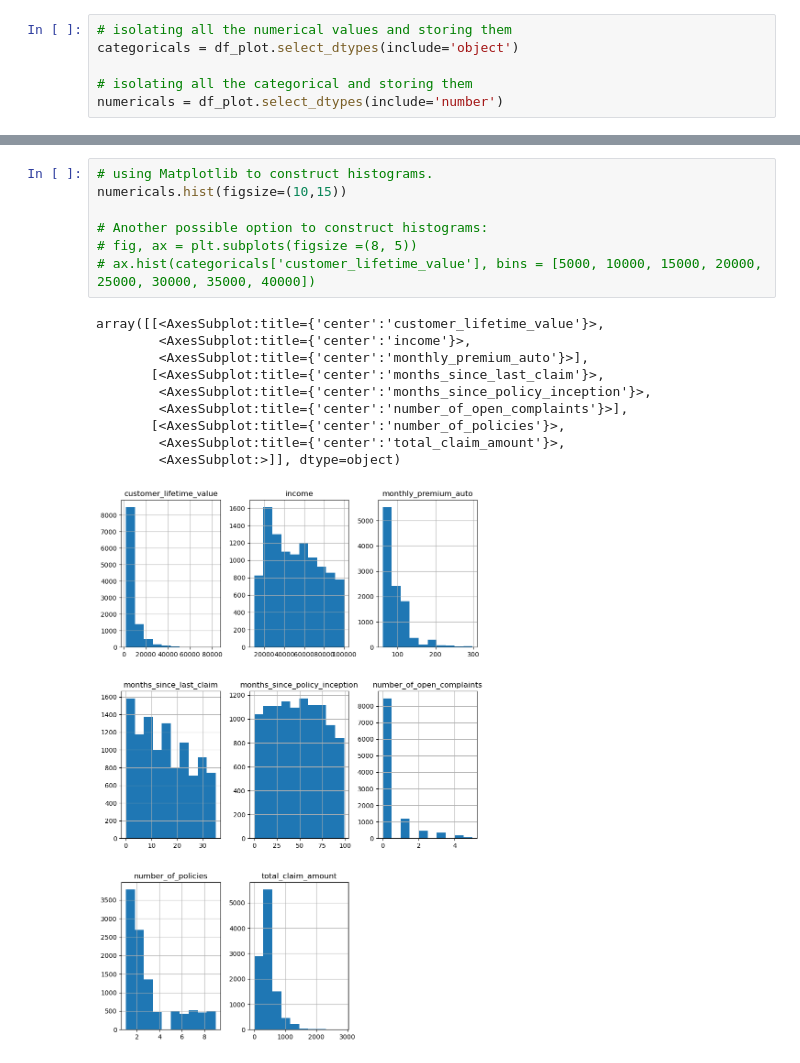
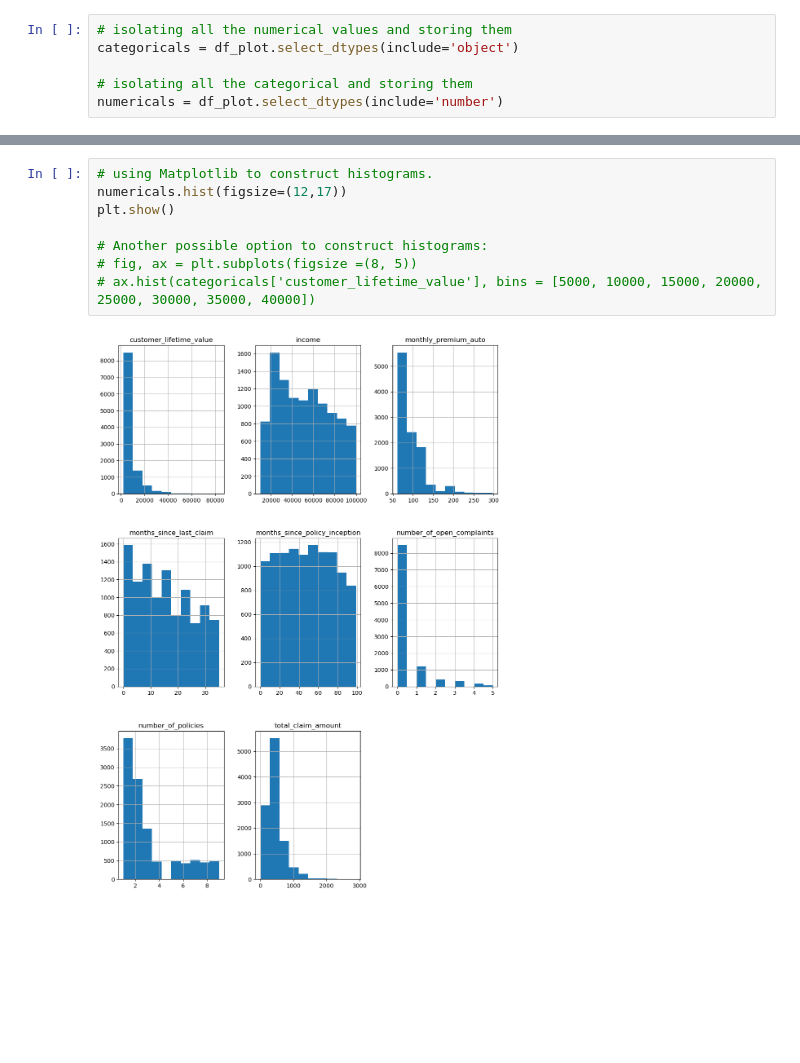
Before and after one commit to LaurensDu/IH_Labs_submissions_Laurens, a Jupyter notebook: week_2/lab_customer_analysis_case_study.ipynb, the cells around one changed output, grey strips where cells are left out. Cells and saved outputs as stored; diff of their text form; blank space fills up the shorter version.

```diff
--- a/week_2/lab_customer_analysis_case_study.ipynb
+++ b/week_2/lab_customer_analysis_case_study.ipynb
@@ -331,18 +311,10 @@ for i in categoricals.columns:
 # %%
 # using Matplotlib to construct histograms.
-numericals.hist(figsize=(10,15))
+numericals.hist(figsize=(12,17))
+plt.show()
 
 # Another possible option to construct histograms:
 # fig, ax = plt.subplots(figsize =(8, 5))
 # ax.hist(categoricals['customer_lifetime_value'], bins = [5000, 10000, 15000, 20000, 25000, 30000, 35000, 40000])
 # %% [output]
-array([[<AxesSubplot:title={'center':'customer_lifetime_value'}>,
-        <AxesSubplot:title={'center':'income'}>,
-        <AxesSubplot:title={'center':'monthly_premium_auto'}>],
-       [<AxesSubplot:title={'center':'months_since_last_claim'}>,
-        <AxesSubplot:title={'center':'months_since_policy_inception'}>,
-        <AxesSubplot:title={'center':'number_of_open_complaints'}>],
-       [<AxesSubplot:title={'center':'number_of_policies'}>,
-        <AxesSubplot:title={'center':'total_claim_amount'}>,
-        <AxesSubplot:>]], dtype=object)
-[figure, old version]
+[figure, new version]
```
Also changed, not shown: parts of 21 cells of this notebook.
